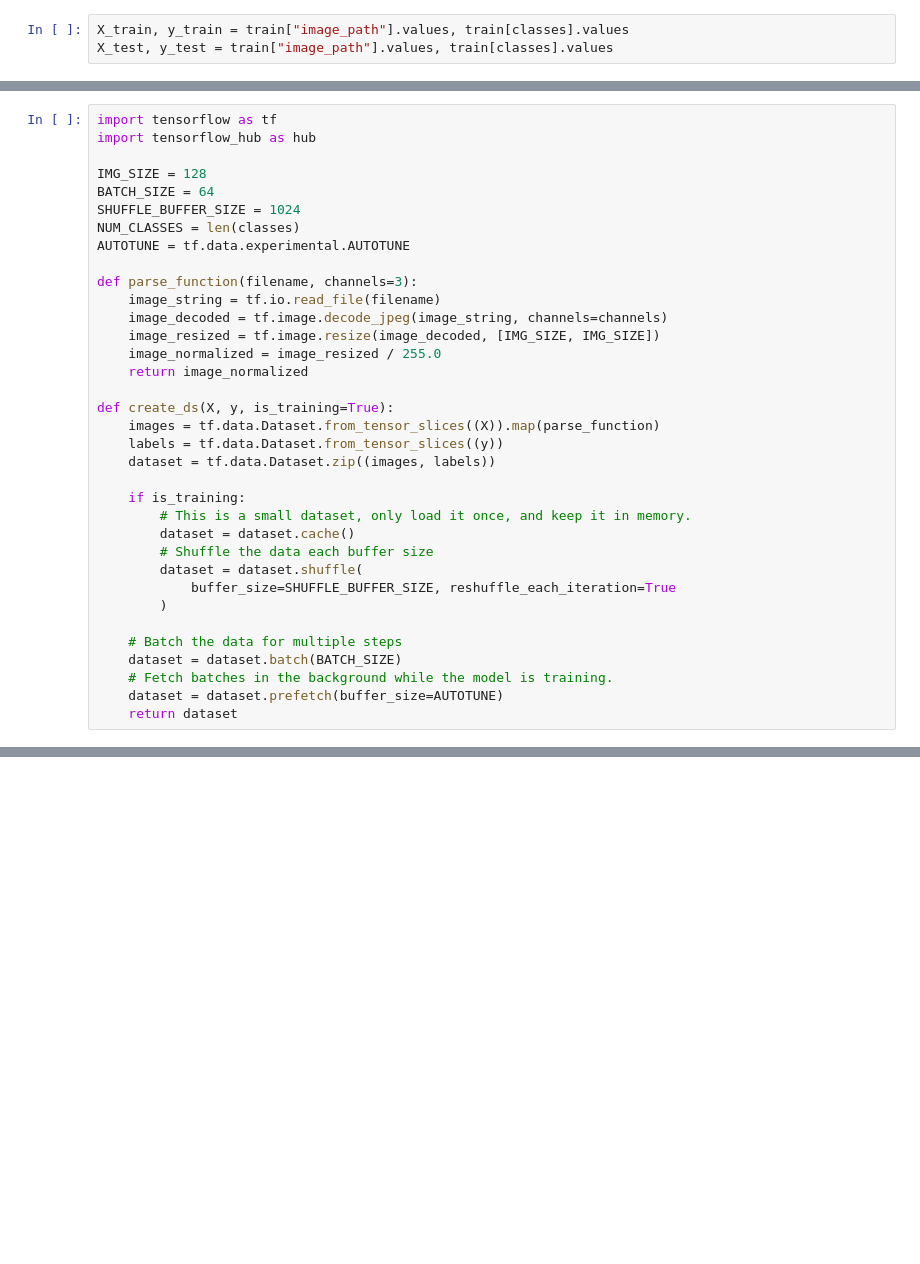
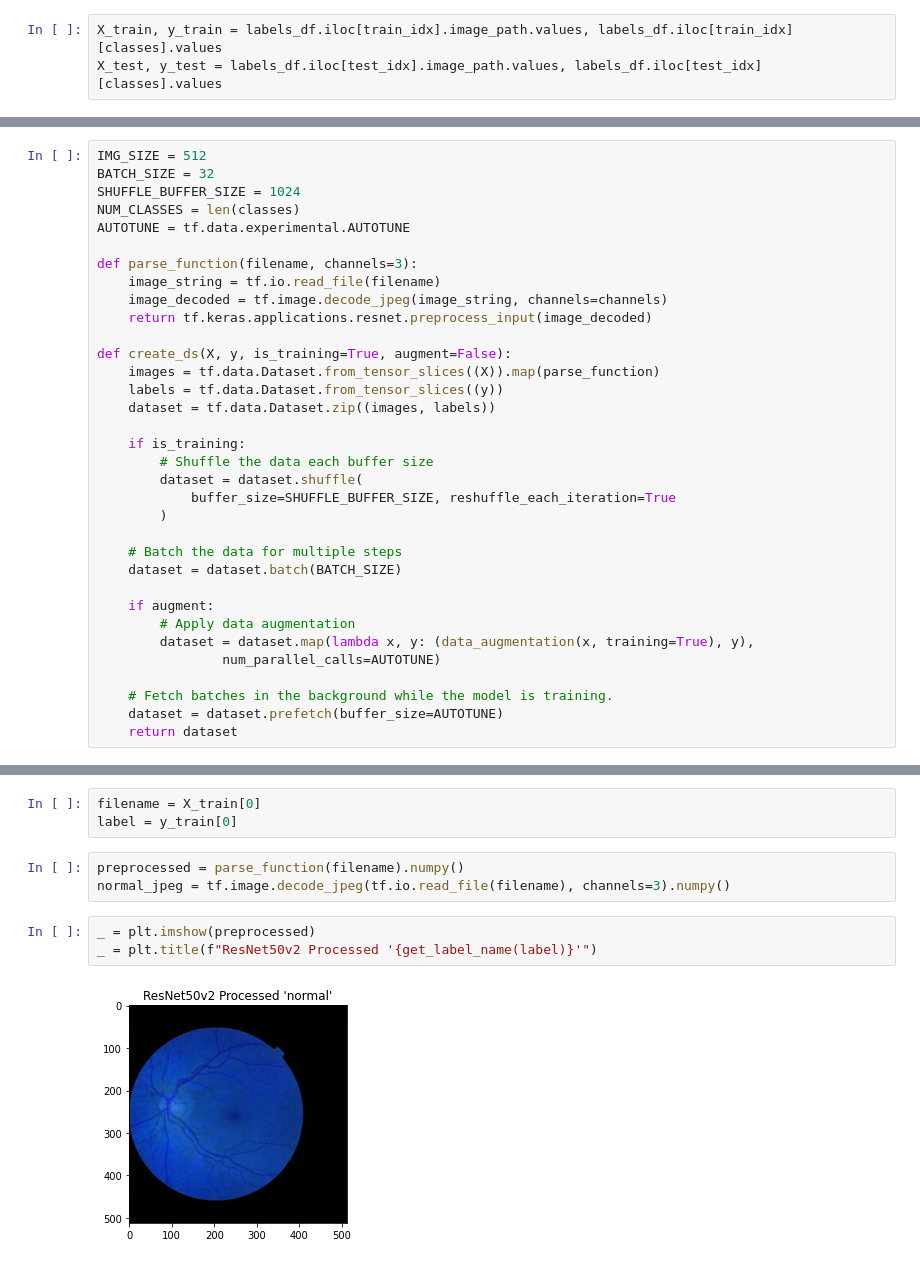
Before and after one commit to noahshpak/retinal-cv, a Jupyter notebook: retinal_disease_detection.ipynb, the cells around one changed output, grey strips where cells are left out. Saved outputs shown, nothing was run; the diff lists cells and outputs as text; blank space fills up the shorter version.

Commit message:
Add images

```diff
--- a/retinal_disease_detection.ipynb
+++ b/retinal_disease_detection.ipynb
@@ -43,3 +42,3 @@ classes = ["opacity", "diabetic retinopathy", "glaucoma", "macular edema", "macu
 # %%
-X_train, y_train = train["image_path"].values, train[classes].values
-X_test, y_test = train["image_path"].values, train[classes].values
+X_train, y_train = labels_df.iloc[train_idx].image_path.values, labels_df.iloc[train_idx][classes].values
+X_test, y_test = labels_df.iloc[test_idx].image_path.values, labels_df.iloc[test_idx][classes].values
@@ -46,9 +62,6 @@ X_test, y_test = train["image_path"].values, train[classes].values
 # %%
-import tensorflow as tf
-import tensorflow_hub as hub
-
-IMG_SIZE = 128
-BATCH_SIZE = 64
+IMG_SIZE = 512
+BATCH_SIZE = 32
 SHUFFLE_BUFFER_SIZE = 1024
 NUM_CLASSES = len(classes)
 AUTOTUNE = tf.data.experimental.AUTOTUNE
@@ -56,18 +69,14 @@ AUTOTUNE = tf.data.experimental.AUTOTUNE
 def parse_function(filename, channels=3):
     image_string = tf.io.read_file(filename)
     image_decoded = tf.image.decode_jpeg(image_string, channels=channels)
-    image_resized = tf.image.resize(image_decoded, [IMG_SIZE, IMG_SIZE])
-    image_normalized = image_resized / 255.0
-    return image_normalized
+    return tf.keras.applications.resnet.preprocess_input(image_decoded)
 
-def create_ds(X, y, is_training=True):
+def create_ds(X, y, is_training=True, augment=False):
     images = tf.data.Dataset.from_tensor_slices((X)).map(parse_function)
     labels = tf.data.Dataset.from_tensor_slices((y))
     dataset = tf.data.Dataset.zip((images, labels))
 
     if is_training:
-        # This is a small dataset, only load it once, and keep it in memory.
-        dataset = dataset.cache()
         # Shuffle the data each buffer size
         dataset = dataset.shuffle(
             buffer_size=SHUFFLE_BUFFER_SIZE, reshuffle_each_iteration=True
@@ -75,6 +84,12 @@ def create_ds(X, y, is_training=True):
 
     # Batch the data for multiple steps
     dataset = dataset.batch(BATCH_SIZE)
+
+    if augment:
+        # Apply data augmentation
+        dataset = dataset.map(lambda x, y: (data_augmentation(x, training=True), y),
+                num_parallel_calls=AUTOTUNE)
+
     # Fetch batches in the background while the model is training.
     dataset = dataset.prefetch(buffer_size=AUTOTUNE)
     return dataset
@@ -80,0 +103,11 @@ def create_ds(X, y, is_training=True):
+# %%
+filename = X_train[0]
+label = y_train[0]
+# %%
+preprocessed = parse_function(filename).numpy()
+normal_jpeg = tf.image.decode_jpeg(tf.io.read_file(filename), channels=3).numpy()
+# %%
+_ = plt.imshow(preprocessed)
+_ = plt.title(f"ResNet50v2 Processed '{get_label_name(label)}'")
+# %% [output]
+[figure, added]
```
Also changed, not shown: parts of 51 cells of this notebook, 25 other files.
